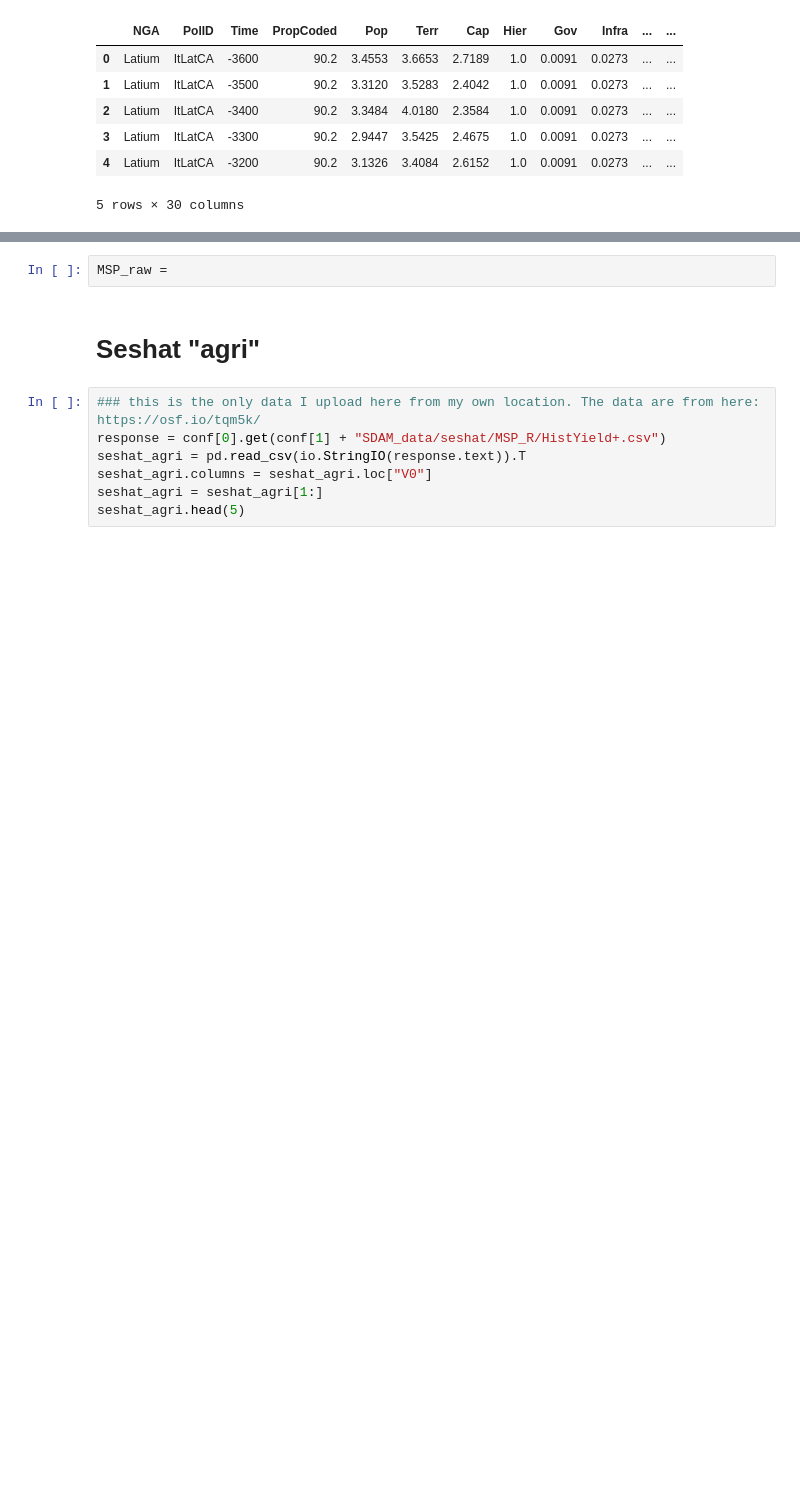
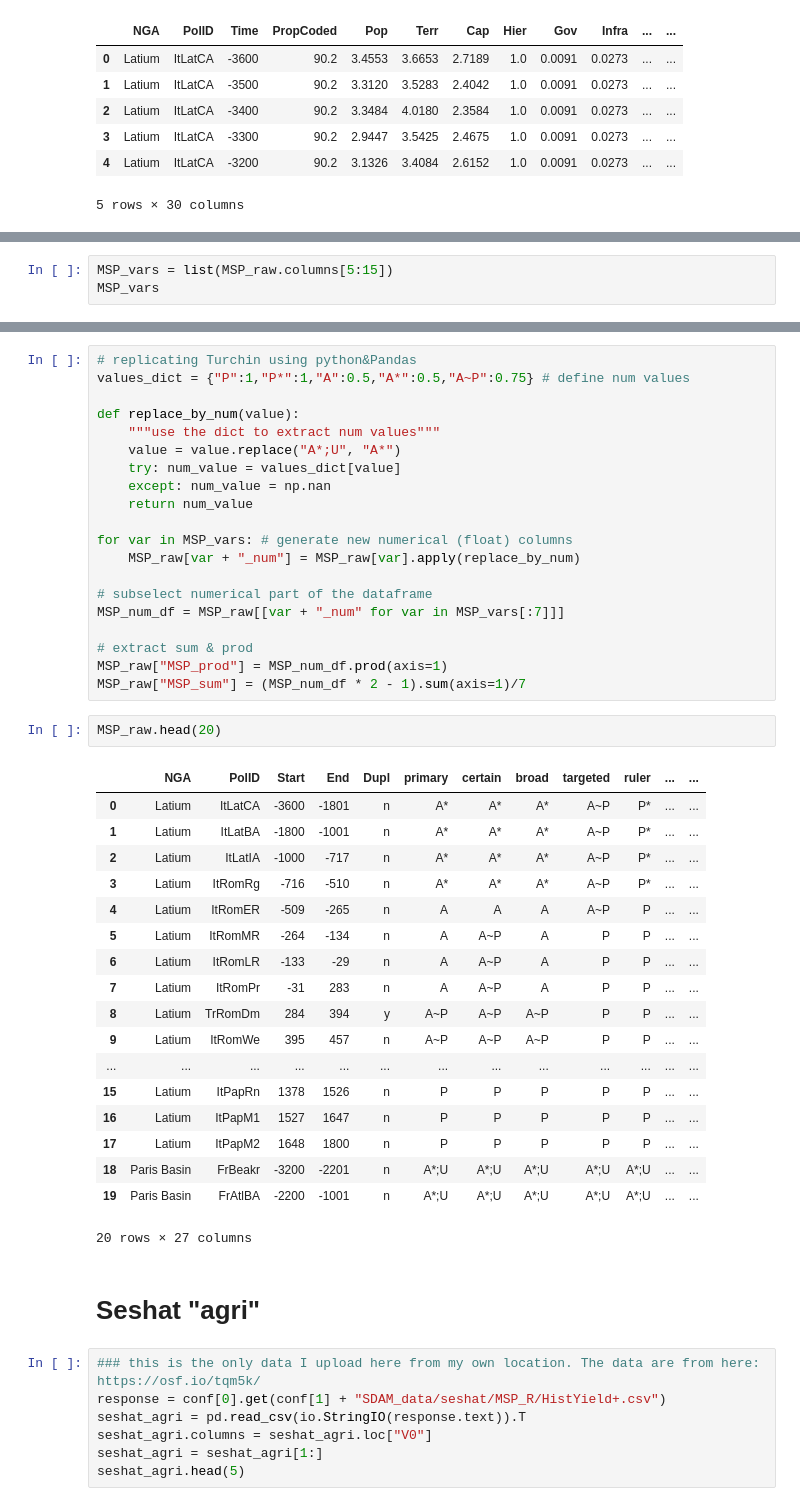
Before and after one commit to sdam-au/seshat, a Jupyter notebook: scripts/MSP_repr.ipynb, the cells around one changed output, grey strips where cells are left out. Saved outputs shown, nothing was run; the diff lists cells and outputs as text; blank space fills up the shorter version.

Commit message:
MSP variables cleaning (replicating Turchin)

```diff
--- a/scripts/MSP_repr.ipynb
+++ b/scripts/MSP_repr.ipynb
@@ -69,0 +112,3 @@ MSP_aggr.head(5)
+# %%
+MSP_vars = list(MSP_raw.columns[5:15])
+MSP_vars
@@ -70,5 +126,44 @@ MSP_aggr.head(5)
+# %%
+# replicating Turchin using python&Pandas
+values_dict = {"P":1,"P*":1,"A":0.5,"A*":0.5,"A~P":0.75} # define num values
+
+def replace_by_num(value):
+    """use the dict to extract num values"""
+    value = value.replace("A*;U", "A*")
+    try: num_value = values_dict[value]
+    except: num_value = np.nan
+    return num_value
+
+for var in MSP_vars: # generate new numerical (float) columns
+    MSP_raw[var + "_num"] = MSP_raw[var].apply(replace_by_num)
+
+# subselect numerical part of the dataframe
+MSP_num_df = MSP_raw[[var + "_num" for var in MSP_vars[:7]]]
+
+# extract sum & prod
+MSP_raw["MSP_prod"] = MSP_num_df.prod(axis=1)
+MSP_raw["MSP_sum"] = (MSP_num_df * 2 - 1).sum(axis=1)/7
 # %%
-MSP_raw =
+MSP_raw.head(20)
+# %% [output]
+|  | NGA | PolID | Start | End | Dupl | primary | certain | broad | targeted | ruler | ... | ... |
+| 0 | Latium | ItLatCA | -3600 | -1801 | n | A* | A* | A* | A~P | P* | ... | ... |
+| 1 | Latium | ItLatBA | -1800 | -1001 | n | A* | A* | A* | A~P | P* | ... | ... |
+| 2 | Latium | ItLatIA | -1000 | -717 | n | A* | A* | A* | A~P | P* | ... | ... |
+| 3 | Latium | ItRomRg | -716 | -510 | n | A* | A* | A* | A~P | P* | ... | ... |
+| 4 | Latium | ItRomER | -509 | -265 | n | A | A | A | A~P | P | ... | ... |
+| 5 | Latium | ItRomMR | -264 | -134 | n | A | A~P | A | P | P | ... | ... |
+| 6 | Latium | ItRomLR | -133 | -29 | n | A | A~P | A | P | P | ... | ... |
+| 7 | Latium | ItRomPr | -31 | 283 | n | A | A~P | A | P | P | ... | ... |
+| 8 | Latium | TrRomDm | 284 | 394 | y | A~P | A~P | A~P | P | P | ... | ... |
+| 9 | Latium | ItRomWe | 395 | 457 | n | A~P | A~P | A~P | P | P | ... | ... |
+| ... | ... | ... | ... | ... | ... | ... | ... | ... | ... | ... | ... | ... |
+| 15 | Latium | ItPapRn | 1378 | 1526 | n | P | P | P | P | P | ... | ... |
+| 16 | Latium | ItPapM1 | 1527 | 1647 | n | P | P | P | P | P | ... | ... |
+| 17 | Latium | ItPapM2 | 1648 | 1800 | n | P | P | P | P | P | ... | ... |
+| 18 | Paris Basin | FrBeakr | -3200 | -2201 | n | A*;U | A*;U | A*;U | A*;U | A*;U | ... | ... |
+| 19 | Paris Basin | FrAtlBA | -2200 | -1001 | n | A*;U | A*;U | A*;U | A*;U | A*;U | ... | ... |
+20 rows × 27 columns
 # %% [markdown]
 # Seshat "agri"
 # %%
```
Also changed, not shown: parts of 4 cells of this notebook.
